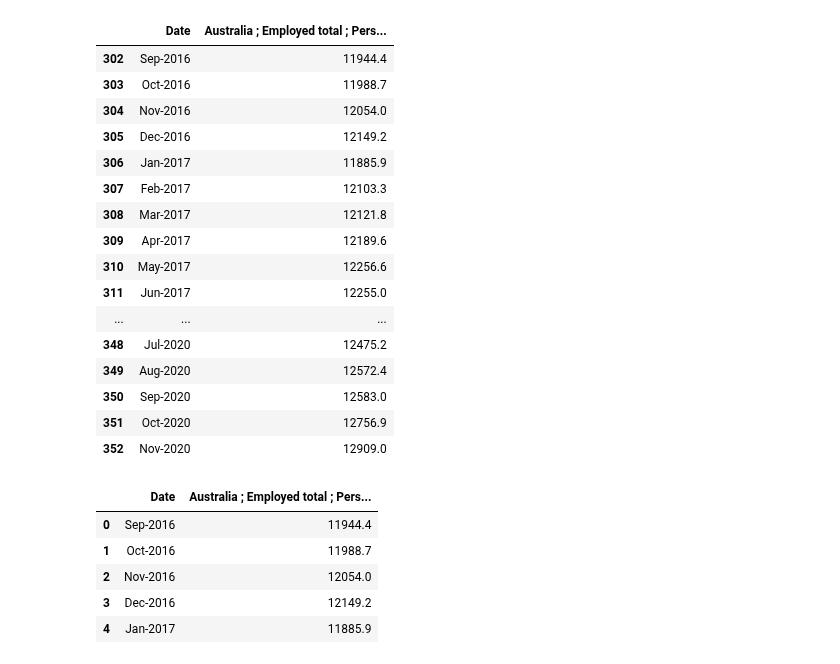
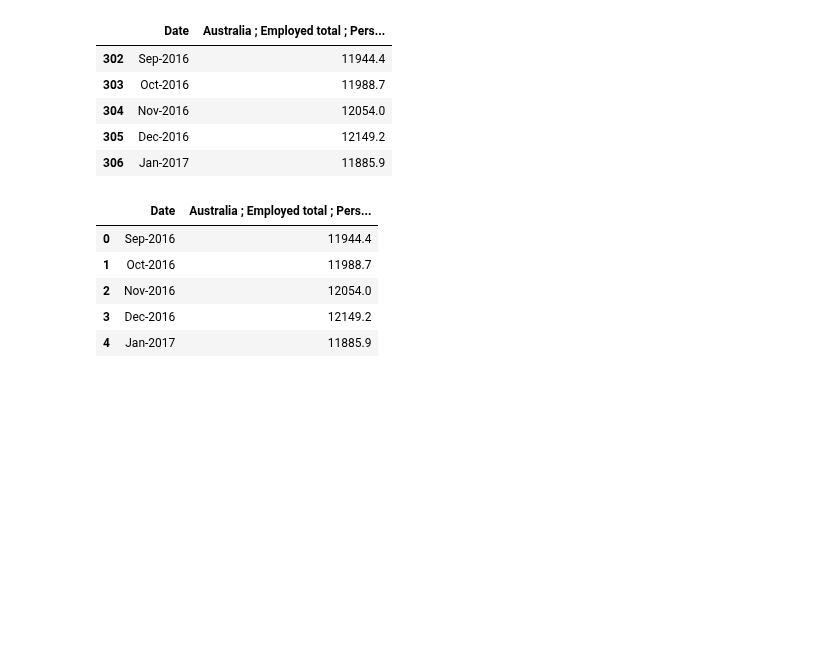
Before and after one commit to tomjp90/Project-1, a Jupyter notebook: Emily Part 3.ipynb, the cells around one changed output. Saved outputs shown, nothing was run; the diff lists cells and outputs as text; code cells hidden in the pictures; blank space fills up the shorter version.

```diff
--- a/Emily Part 3.ipynb
+++ b/Emily Part 3.ipynb
@@ -32,7 +21,8 @@ arrivals_df
 # %%
+#Defining unemployment data
 unemployment_df=pd.read_csv (r'output_data\clean_data\unemployment_clean.csv')
-df.reset_index(inplace = True, drop = True)
-unemployment_df
+unemployment_df.reset_index(inplace = True, drop = True)
+unemployment_df.head ()
 # %% [output]
 |  | Date | Australia ; Employed total ; Pers... | Australia ; Employed total ; > Ma... | Australia ; Employed total ; > Fe... | Australia ; > Employed full-time ... | ... |
 | 0 | Jul-1991 | 7583.0 | 4398.2 | 3184.8 | 5900.9 | ... |
@@ -50,25 +34,15 @@ unemployment_df
 # %%
 #drop all NaN's
-df.dropna
+unemployment_df.dropna
 
+#Creating a lock so we are only looking at the data we are using
 unemployment_clean = unemployment_df.iloc[302:353, 0:2]
-unemployment_clean
+unemployment_clean.head()
 # %% [output]
 |  | Date | Australia ; Employed total ; Pers... |
 | 302 | Sep-2016 | 11944.4 |
 | 303 | Oct-2016 | 11988.7 |
 | 304 | Nov-2016 | 12054.0 |
 | 305 | Dec-2016 | 12149.2 |
 | 306 | Jan-2017 | 11885.9 |
-| 307 | Feb-2017 | 12103.3 |
-| 308 | Mar-2017 | 12121.8 |
-| 309 | Apr-2017 | 12189.6 |
-| 310 | May-2017 | 12256.6 |
-| 311 | Jun-2017 | 12255.0 |
-| ... | ... | ... |
-| 348 | Jul-2020 | 12475.2 |
-| 349 | Aug-2020 | 12572.4 |
-| 350 | Sep-2020 | 12583.0 |
-| 351 | Oct-2020 | 12756.9 |
-| 352 | Nov-2020 | 12909.0 |
 # %%
```
Also changed, not shown: parts of 18 cells of this notebook, 5 other files.
